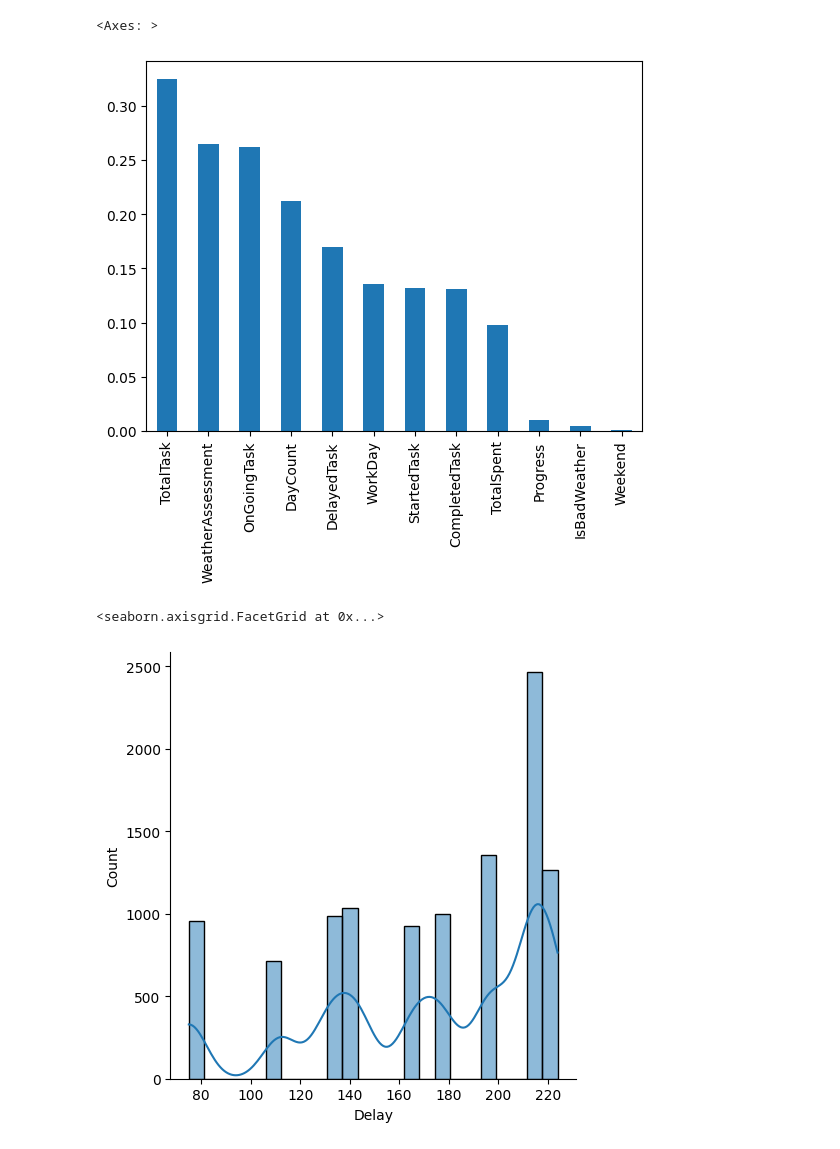
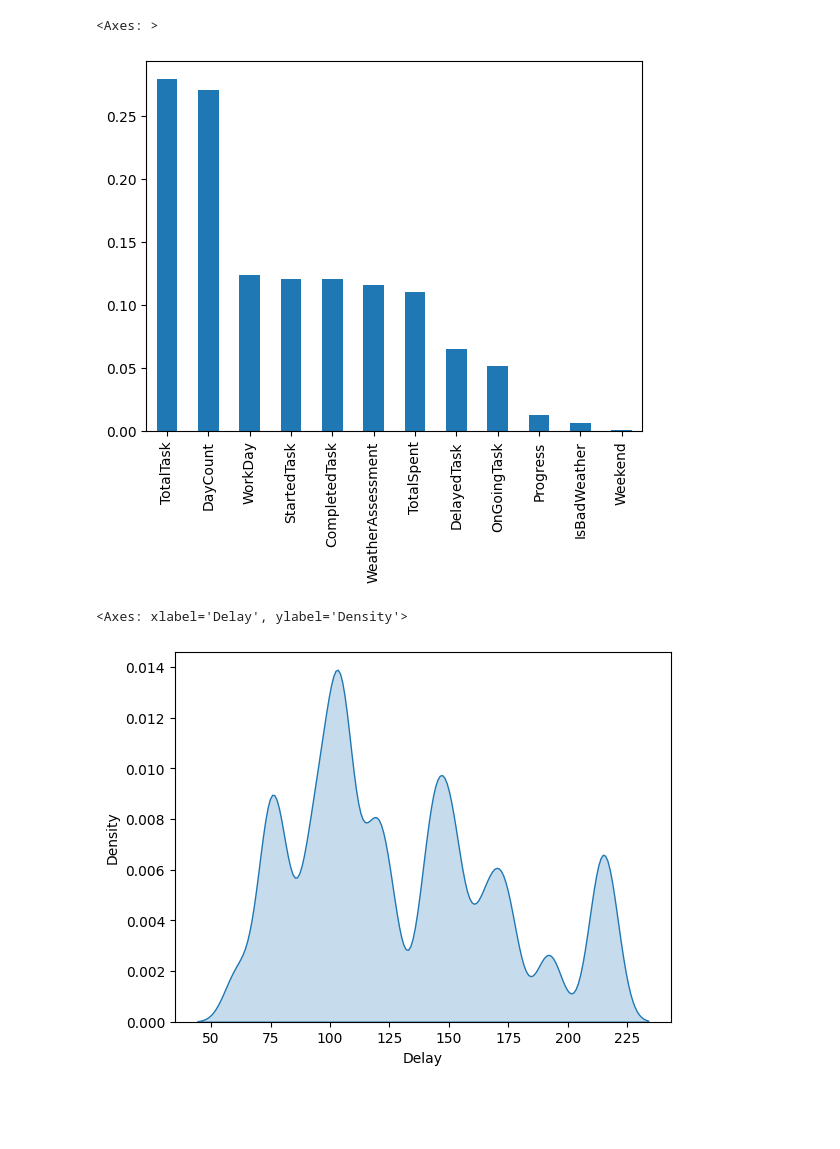
Before and after one commit to radicu/method, a Jupyter notebook: project_model.ipynb, the cells around one changed output. Saved outputs shown, nothing was run; the diff lists cells and outputs as text; code cells hidden in the pictures; blank space fills up the shorter version.

Commit message:
add image, finalize for report

```diff
--- a/project_model.ipynb
+++ b/project_model.ipynb
@@ -18,10 +18,10 @@ shap.initjs()
 # %% [output]
 [interactive output not drawn]
 # %%
-tasks = pd.read_csv('data/task_report_10_2018_2.csv')
-task_detail = pd.read_csv('data/task_10_2018.csv')
-projects = pd.read_csv('data/project_report_10_2018_2.csv')
-project_detail = pd.read_csv('data/project_10_2018.csv')
+tasks = pd.read_csv('data/task_report_30_2018.csv')
+task_detail = pd.read_csv('data/task_30_2018.csv')
+projects = pd.read_csv('data/project_report_30_2018.csv')
+project_detail = pd.read_csv('data/project_30_2018.csv')
 # %%
 projects['Progress'] = projects['CompletedTask']/projects['TotalTask']*100
 
@@ -54,9 +54,9 @@ sns.heatmap(projects_df.corr(), vmin=-1, vmax=1, annot=True, fmt=".2f",cmap='coo
 projects_df.corr()[target].abs().sort_values(ascending=False).iloc[1:].plot(kind='bar')
 # %% [output]
 <Axes: >
-[figure, old version]
+[figure, new version]
 # %%
-sns.displot(projects_df['Delay'], kde=True)
+sns.kdeplot(projects_df['Delay'], fill=True)
 # %% [output]
-<seaborn.axisgrid.FacetGrid at 0x...>
+<Axes: xlabel='Delay', ylabel='Density'>
-[figure, old version]
+[figure, new version]
```
Also changed, not shown: parts of 15 cells of this notebook, 12 other files.
